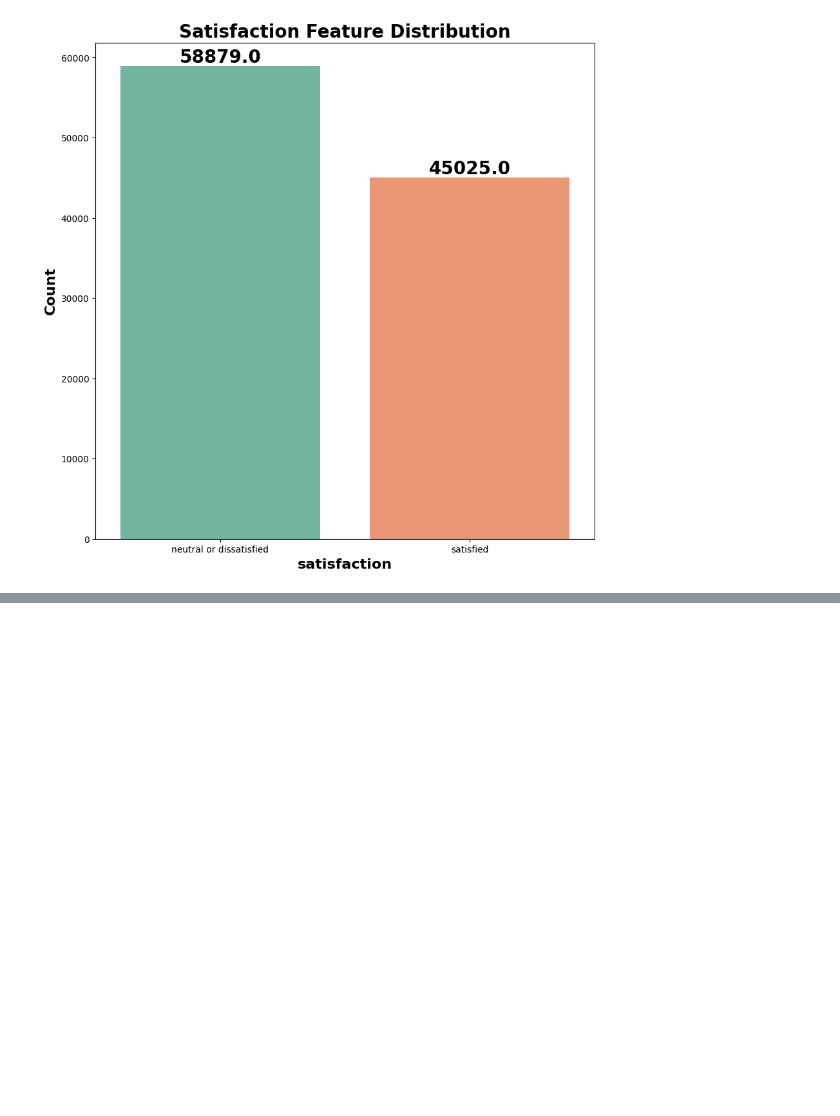
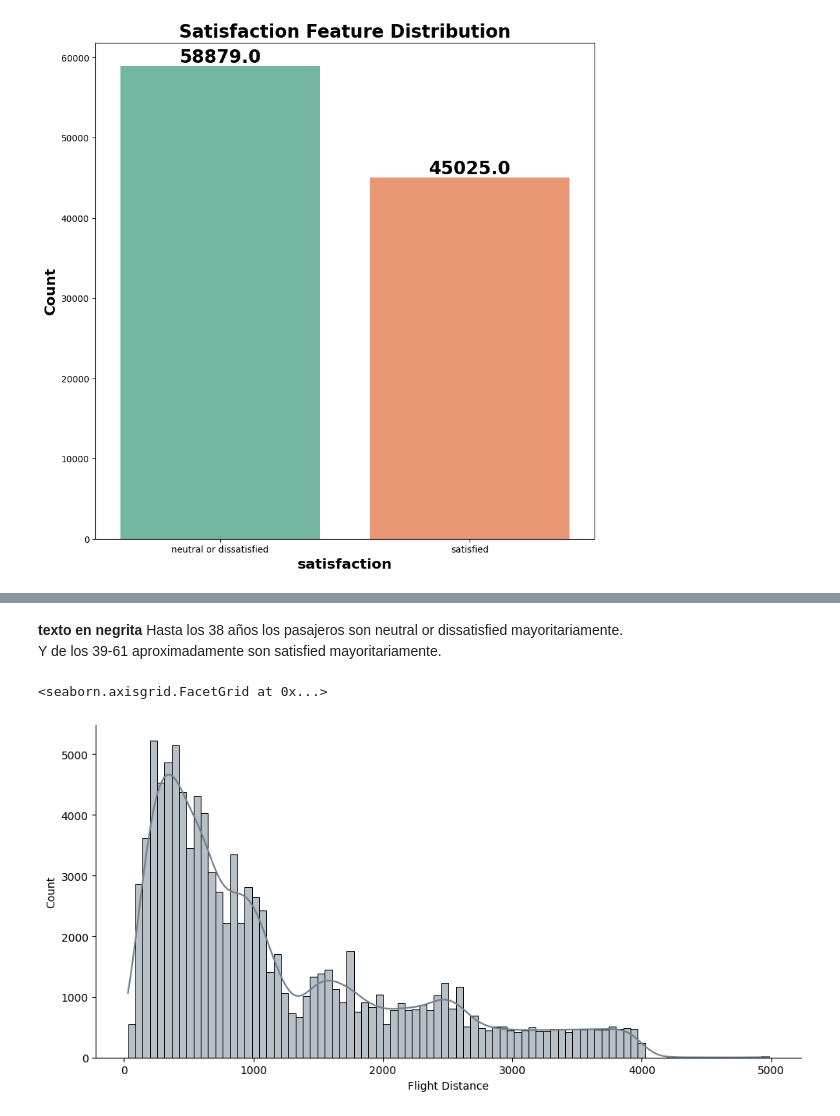
Before and after one commit to AI-School-F5-P2/Airlisnes_5, a Jupyter notebook: Aerolinea_grupo5.ipynb, the cells around one changed output, grey strips where cells are left out. Drawn from its saved outputs; the diff is of its cells as text; code cells hidden in the pictures; blank space fills up the shorter version.

```diff
--- a/Aerolinea_grupo5.ipynb
+++ b/Aerolinea_grupo5.ipynb
@@ -239,0 +340,10 @@ plt.show()
+# %% [markdown]
+**texto en negrita**
+Hasta los 38 años los pasajeros son neutral or dissatisfied mayoritariamente.
+Y de los 39-61 aproximadamente son satisfied mayoritariamente.
+# %%
+#FLIGHT DISTANCE
+sns.displot(df['Flight Distance'],kde=True,aspect=2, color='slategray')
+# %% [output]
+<seaborn.axisgrid.FacetGrid at 0x...>
+[figure, added]
```
Also changed, not shown: parts of 55 cells of this notebook.
